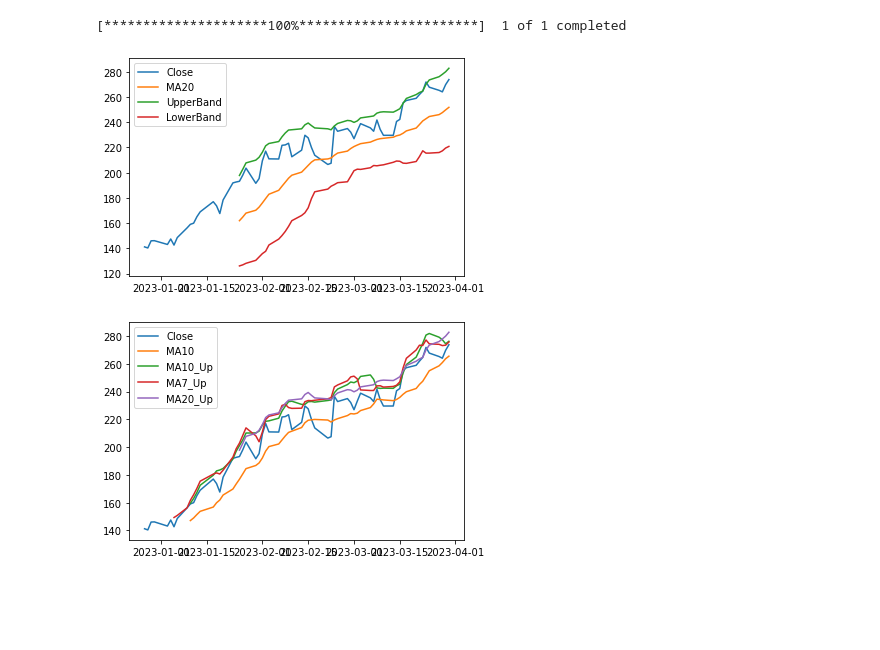
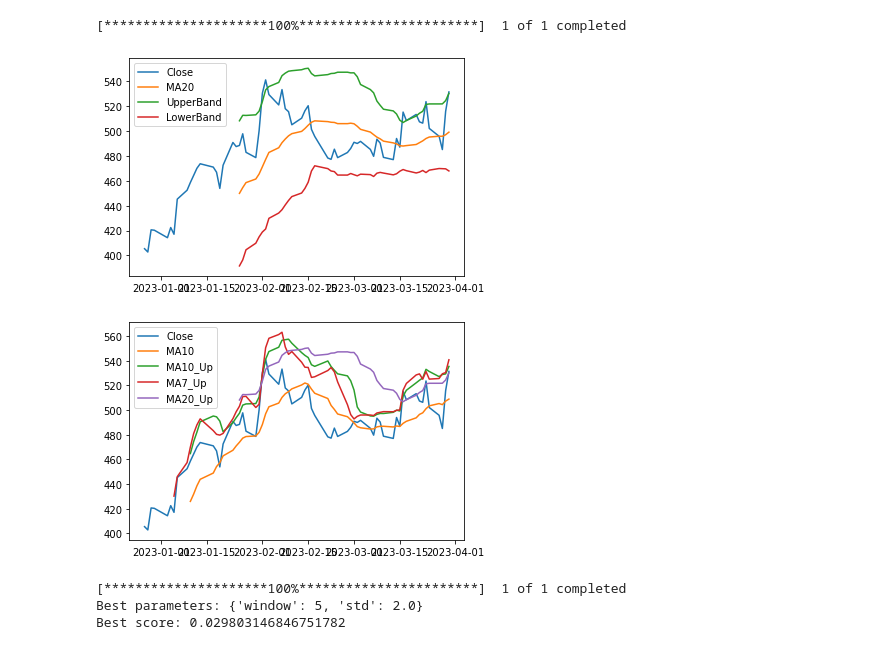
Before and after one commit to jihwanoh123/study_hpc_in_python, a Jupyter notebook: Quant/Bollinger Band.ipynb, the cells around one changed output. Cells and saved outputs as stored; diff of their text form; code cells hidden in the pictures; blank space fills up the shorter version.

```diff
--- a/Quant/Bollinger Band.ipynb
+++ b/Quant/Bollinger Band.ipynb
@@ -1,33 +1,33 @@
 # %%
 import pandas as pd
 import yfinance as yf
 import matplotlib.pyplot as plt
 
 # Define the stock and time period
-stock = 'NVDA'
+stock = 'LRCX'
 start_date = '2022-12-27'
 end_date = '2023-03-31'
 # Retrieve the stock data from Yahoo Finance
 data = yf.download(stock, start=start_date, end=end_date, group_by='ticker')
 
 # Calculate the 20-day moving average and standard deviation
 data['MA20'] = data['Close'].rolling(window=20).mean()
 data['SD20'] = data['Close'].rolling(window=20).std()
 
 # Calculate the upper and lower Bollinger Bands
 data['UpperBand'] = data['MA20'] + (data['SD20'] * 2)
 data['LowerBand'] = data['MA20'] - (data['SD20'] * 2)
 
 # Plot the data and Bollinger Bands
 plt.plot(data.index, data['Close'], label='Close')
 plt.plot(data.index, data['MA20'], label='MA20')
 plt.plot(data.index, data['UpperBand'], label='UpperBand')
 plt.plot(data.index, data['LowerBand'], label='LowerBand')
 plt.legend(loc='upper left')
 plt.show()
 # %% [output]
 [*********************100%***********************]  1 of 1 completed
-[figure, old version]
+[figure, new version]
 # %%
 # Calculate the 10-day moving average and standard deviation
 data['MA10'] = data['Close'].rolling(window=10).mean()
@@ -52,4 +52,54 @@ plt.plot(data.index, data['MA20_Up'], label='MA20_Up')
 plt.legend(loc='upper left')
 plt.show()
 # %% [output]
-[figure, old version]
+[figure, new version]
+# %%
+import pandas as pd
+import numpy as np
+import yfinance as yf
+
+# Load NVDA price data from Yahoo Finance API
+data = yf.download('NVDA', start='2022-01-01', end='2023-03-31')
+
+# Define a function to generate moving averages
+def moving_average(df, window):
+    return df['Adj Close'].rolling(window=window).mean()
+
+# Define a function to generate Bollinger Bands
+def bollinger_bands(df, std):
+    ma = df['Adj Close'].rolling(window=20).mean()
+    upper_band = ma + std * df['Adj Close'].rolling(window=20).std()
+    lower_band = ma - std * df['Adj Close'].rolling(window=20).std()
+    return upper_band, lower_band
+
+# Define a function to generate trading signals
+def trading_signal(df, window, std):
+    ma = moving_average(df, window)
+    upper_band, lower_band = bollinger_bands(df, std)
+    buy_signal = (df['Adj Close'] < lower_band) & (df['Adj Close'].shift(1) >= lower_band.shift(1))
+    sell_signal = (df['Adj Close'] > upper_band) & (df['Adj Close'].shift(1) <= upper_band.shift(1))
+    df['Position'] = np.where(buy_signal, 1, np.where(sell_signal, -1, 0))
+    df['Position'] = df['Position'].ffill().fillna(0)
+    df['Returns'] = df['Adj Close'].pct_change() * df['Position'].shift(1)
+    return df['Returns'],df['Returns'].cumsum().iloc[-1]
+
+# Define a function to optimize the parameters
+def optimize_parameters(df):
+    best_score = -np.inf
+    best_params = {}
+    for window in range(5, 51, 5):
+        for std in np.arange(0.5, 4.0, 0.5):
+            _,score = trading_signal(df, window, std)
+            if score > best_score:
+                best_score = score
+                best_params = {'window': window, 'std': std}
+    return best_params, best_score
+
+# Call the function to optimize the parameters and print the results
+best_params, best_score = optimize_parameters(NVDA)
+print('Best parameters:', best_params)
+print('Best score:', best_score)
+# %% [output]
+[*********************100%***********************]  1 of 1 completed
+Best parameters: {'window': 5, 'std': 2.0}
+Best score: 0.029803146846751782
```
Also changed, not shown: parts of 3 cells of this notebook.
